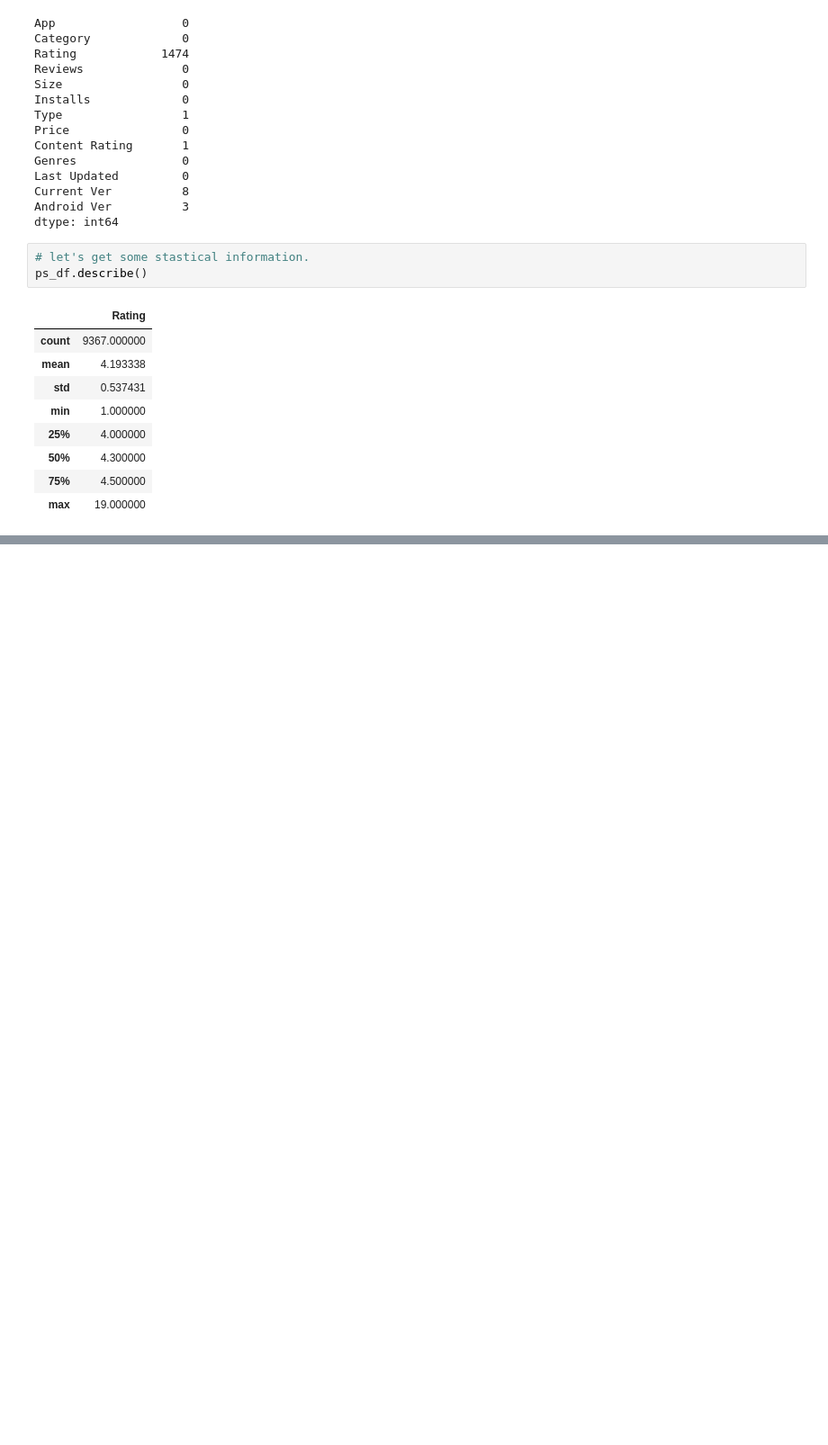
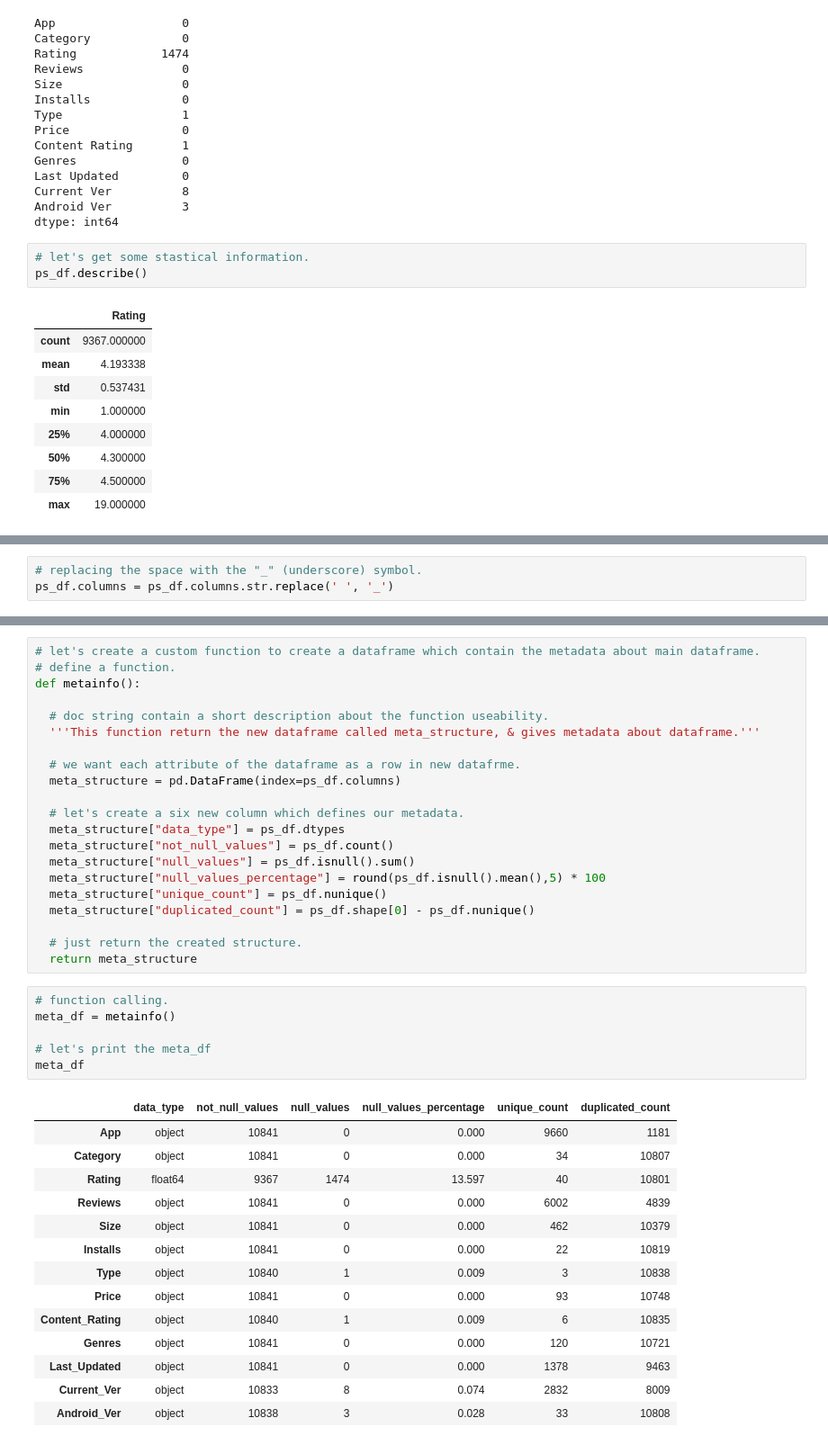
Before and after one commit to ashish-mali/EDA-On-Playstore-App-Reviews, a Jupyter notebook: Play_Store_App_Review_Analysis_Capstone_Project.ipynb, the cells around one changed output, grey strips where cells are left out. Shown at 90% size. Drawn from its saved outputs; the diff is of its cells as text; blank space fills up the shorter version.

```diff
--- a/Play_Store_App_Review_Analysis_Capstone_Project.ipynb
+++ b/Play_Store_App_Review_Analysis_Capstone_Project.ipynb
@@ -407,0 +430,3 @@ ps_df.describe()
+# %%
+# replacing the space with the "_" (underscore) symbol.
+ps_df.columns = ps_df.columns.str.replace(' ', '_')
@@ -407,0 +445,42 @@ ps_df.describe()
+# %%
+# let's create a custom function to create a dataframe which contain the metadata about main dataframe.
+# define a function.
+def metainfo():
+
+  # doc string contain a short description about the function useability.
+  '''This function return the new dataframe called meta_structure, & gives metadata about dataframe.'''
+
+  # we want each attribute of the dataframe as a row in new datafrme.
+  meta_structure = pd.DataFrame(index=ps_df.columns)
+
+  # let's create a six new column which defines our metadata.
+  meta_structure["data_type"] = ps_df.dtypes
+  meta_structure["not_null_values"] = ps_df.count()
+  meta_structure["null_values"] = ps_df.isnull().sum()
+  meta_structure["null_values_percentage"] = round(ps_df.isnull().mean(),5) * 100
+  meta_structure["unique_count"] = ps_df.nunique()
+  meta_structure["duplicated_count"] = ps_df.shape[0] - ps_df.nunique()
+
+  # just return the created structure.
+  return meta_structure
+# %%
+# function calling.
+meta_df = metainfo()
+
+# let's print the meta_df
+meta_df
+# %% [output]
+|  | data_type | not_null_values | null_values | null_values_percentage | unique_count | duplicated_count |
+| App | object | 10841 | 0 | 0.000 | 9660 | 1181 |
+| Category | object | 10841 | 0 | 0.000 | 34 | 10807 |
+| Rating | float64 | 9367 | 1474 | 13.597 | 40 | 10801 |
+| Reviews | object | 10841 | 0 | 0.000 | 6002 | 4839 |
+| Size | object | 10841 | 0 | 0.000 | 462 | 10379 |
+| Installs | object | 10841 | 0 | 0.000 | 22 | 10819 |
+| Type | object | 10840 | 1 | 0.009 | 3 | 10838 |
+| Price | object | 10841 | 0 | 0.000 | 93 | 10748 |
+| Content_Rating | object | 10840 | 1 | 0.009 | 6 | 10835 |
+| Genres | object | 10841 | 0 | 0.000 | 120 | 10721 |
+| Last_Updated | object | 10841 | 0 | 0.000 | 1378 | 9463 |
+| Current_Ver | object | 10833 | 8 | 0.074 | 2832 | 8009 |
+| Android_Ver | object | 10838 | 3 | 0.028 | 33 | 10808 |
```
Also changed, not shown: parts of 61 cells of this notebook.
